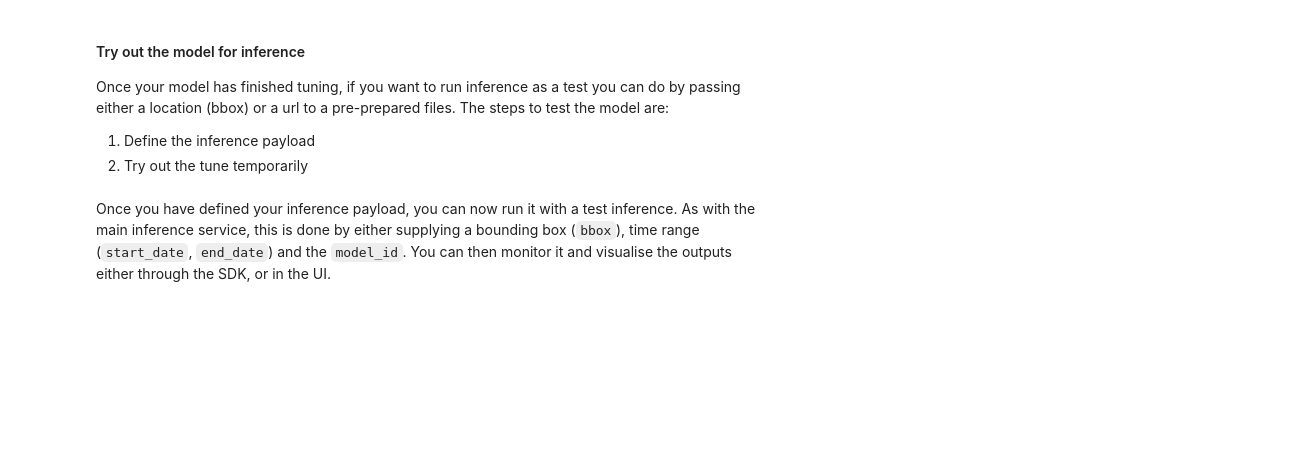
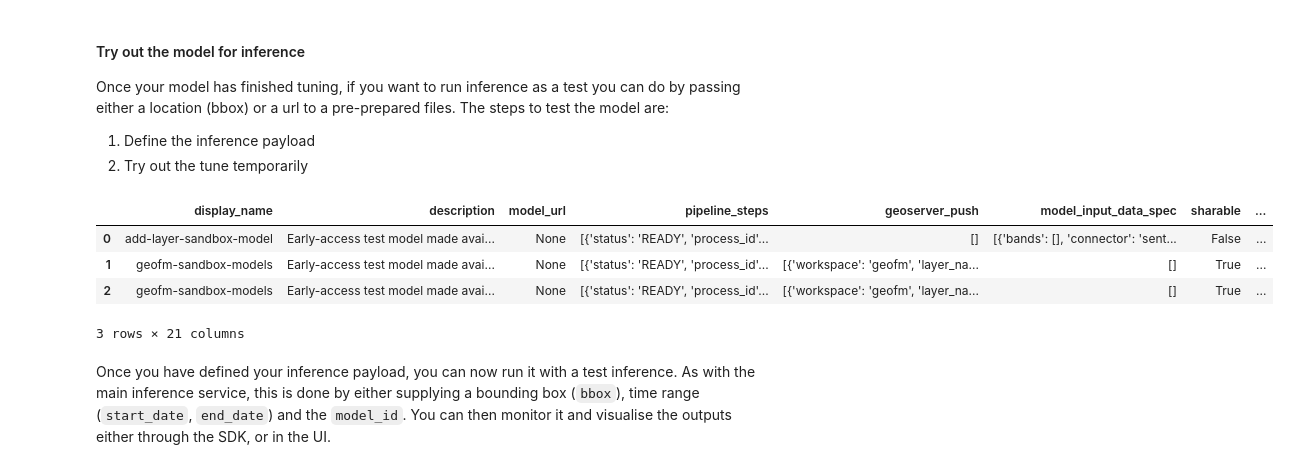
Before and after one commit to Beldine-Moturi/AMLD-Africa-2026, a Jupyter notebook: Example_notebooks/GeospatialStudio-Walkthrough-BurnScars.ipynb, the cells around one changed output. Cells and saved outputs as stored; diff of their text form; code cells hidden in the pictures; blank space fills up the shorter version.

```diff
--- a/Example_notebooks/GeospatialStudio-Walkthrough-BurnScars.ipynb
+++ b/Example_notebooks/GeospatialStudio-Walkthrough-BurnScars.ipynb
@@ -291,0 +357,8 @@ request_payload = {
+# %%
+gfm_client.list_models(output="df")
+# %% [output]
+|  | display_name | description | model_url | pipeline_steps | geoserver_push | model_input_data_spec | sharable | ... |
+| 0 | add-layer-sandbox-model | Early-access test model made avai... | None | [{'status': 'READY', 'process_id'... | [] | [{'bands': [], 'connector': 'sent... | False | ... |
+| 1 | geofm-sandbox-models | Early-access test model made avai... | None | [{'status': 'READY', 'process_id'... | [{'workspace': 'geofm', 'layer_na... | [] | True | ... |
+| 2 | geofm-sandbox-models | Early-access test model made avai... | None | [{'status': 'READY', 'process_id'... | [{'workspace': 'geofm', 'layer_na... | [] | True | ... |
+3 rows × 21 columns
```
Also changed, not shown: parts of 27 cells of this notebook, 2 other files.
